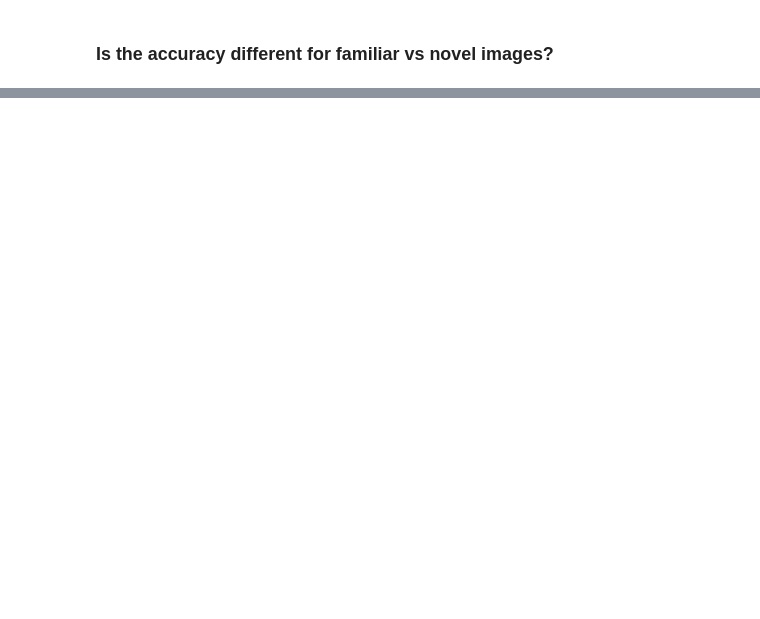
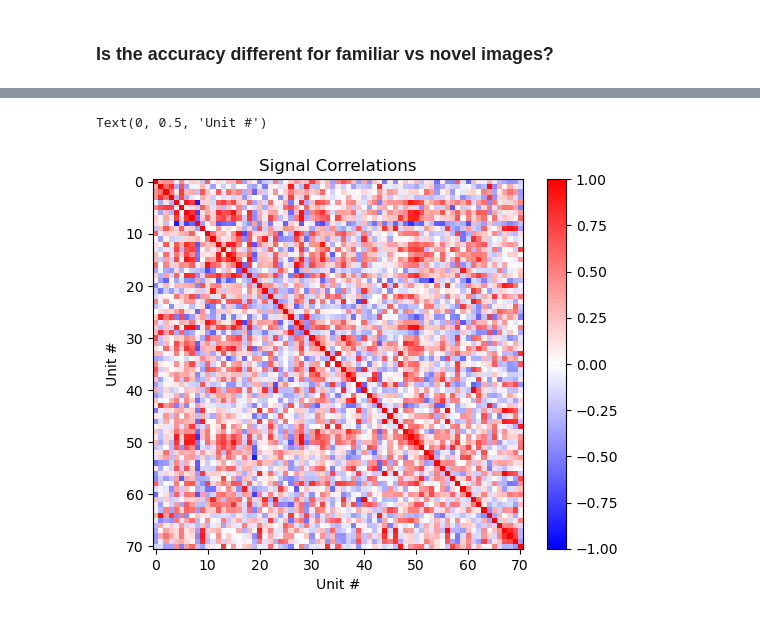
Before and after one commit to mattjdavis/SWDB_2024_Physiology, a Jupyter notebook: code/workshop_2_population_coding.ipynb, the cells around one changed output, grey strips where cells are left out. Saved outputs shown, nothing was run; the diff lists cells and outputs as text; code cells hidden in the pictures; blank space fills up the shorter version.

```diff
--- a/code/workshop_2_population_coding.ipynb
+++ b/code/workshop_2_population_coding.ipynb
@@ -493,0 +517,28 @@ print(labels)
+# %%
+pop_sizes = np.arange(1, 50, 5).astype('int')
+num_resamples = 50
+
+accuracies = np.zeros((len(pop_sizes), num_resamples, num_splits))
+
+for i, pop_size in enumerate(pop_sizes):
+    print('population size: {}'.format(pop_size))
+    for j in range(num_resamples):
+#         print('sample: {}'.format(j))
+        pop_idx = np.random.choice(range(num_units), size=pop_size)
+        responses_pop = responses[:, pop_idx]
+
+        k = 0
+        for train_indices, test_indices in KFold(n_splits=num_splits, shuffle=True).split(responses_pop):
+#             clf = svm.SVC(gamma="scale", kernel="rbf")
+            clf = LinearDiscriminantAnalysis()
+
+            clf.fit(responses_pop[train_indices], labels[train_indices])
+
+            test_targets = labels[test_indices]
+            test_predictions = clf.predict(responses_pop[test_indices])
+
+            accuracy = np.mean(test_targets == test_predictions)
+#             print(accuracy)
+
+            accuracies[i, j, k] = accuracy
+            k += 1
@@ -524,0 +643,10 @@ for iu, unit in area_units.iterrows():
+# %%
+signal_correlations = np.corrcoef(tuning_curves)
+plt.imshow(signal_correlations, cmap='bwr', clim=(-1,1))
+plt.colorbar()
+plt.title('Signal Correlations')
+plt.xlabel('Unit #')
+plt.ylabel('Unit #')
+# %% [output]
+Text(0, 0.5, 'Unit #')
+[figure, added]
```
Also changed, not shown: parts of 60 cells of this notebook.
